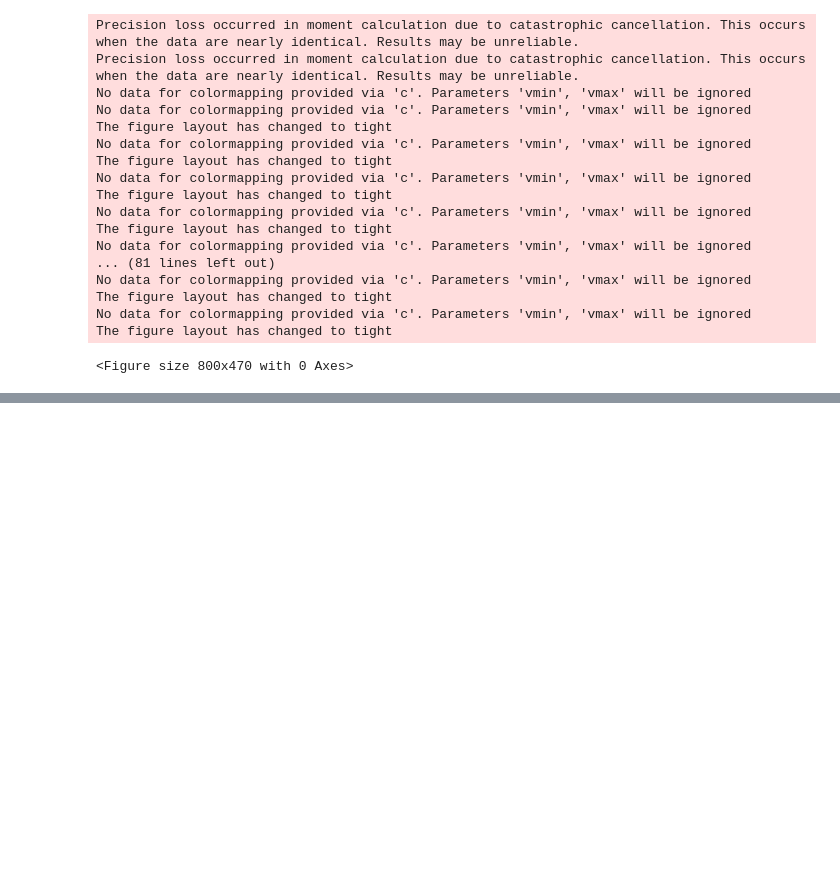
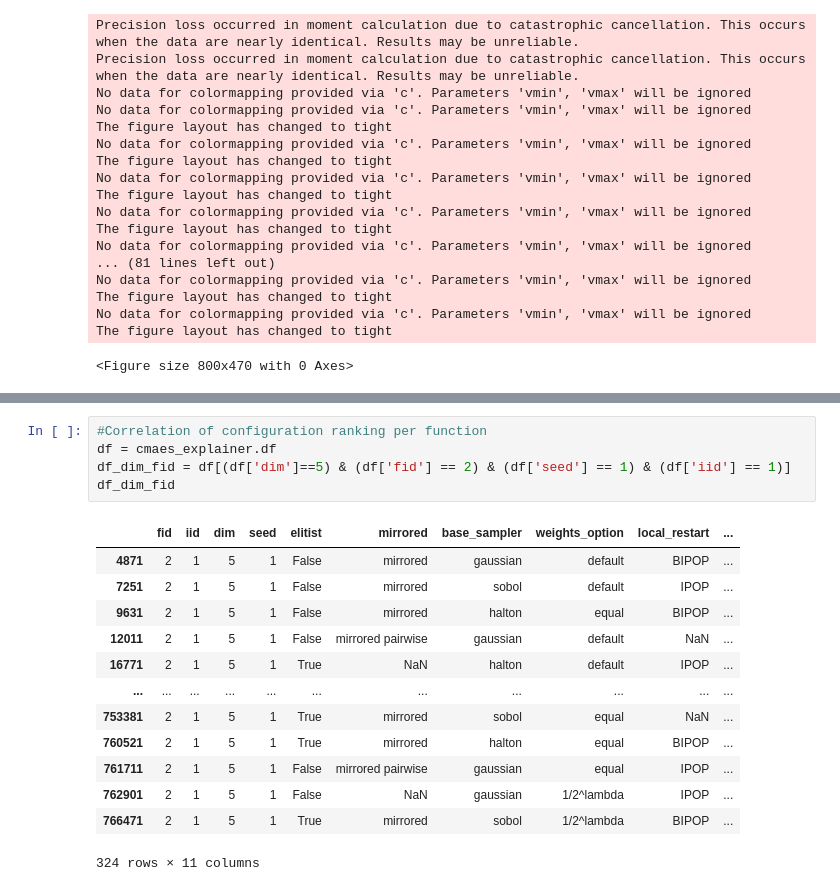
Before and after one commit to nikivanstein/ioh-explainer, a Jupyter notebook: cma_es_analyse.ipynb, the cells around one changed output, grey strips where cells are left out. Cells and saved outputs as stored; diff of their text form; blank space fills up the shorter version.

```diff
--- a/cma_es_analyse.ipynb
+++ b/cma_es_analyse.ipynb
@@ -172,0 +204,19 @@ Categories (2, object): ['csa', 'psr']
+# %%
+#Correlation of configuration ranking per function
+df = cmaes_explainer.df
+df_dim_fid = df[(df['dim']==5) & (df['fid'] == 2) & (df['seed'] == 1) & (df['iid'] == 1)]
+df_dim_fid
+# %% [output]
+|  | fid | iid | dim | seed | elitist | mirrored | base_sampler | weights_option | local_restart | ... |
+| 4871 | 2 | 1 | 5 | 1 | False | mirrored | gaussian | default | BIPOP | ... |
+| 7251 | 2 | 1 | 5 | 1 | False | mirrored | sobol | default | IPOP | ... |
+| 9631 | 2 | 1 | 5 | 1 | False | mirrored | halton | equal | BIPOP | ... |
+| 12011 | 2 | 1 | 5 | 1 | False | mirrored pairwise | gaussian | default | NaN | ... |
+| 16771 | 2 | 1 | 5 | 1 | True | NaN | halton | default | IPOP | ... |
+| ... | ... | ... | ... | ... | ... | ... | ... | ... | ... | ... |
+| 753381 | 2 | 1 | 5 | 1 | True | mirrored | sobol | equal | NaN | ... |
+| 760521 | 2 | 1 | 5 | 1 | True | mirrored | halton | equal | BIPOP | ... |
+| 761711 | 2 | 1 | 5 | 1 | False | mirrored pairwise | gaussian | equal | IPOP | ... |
+| 762901 | 2 | 1 | 5 | 1 | False | NaN | gaussian | 1/2^lambda | IPOP | ... |
+| 766471 | 2 | 1 | 5 | 1 | True | mirrored | sobol | 1/2^lambda | BIPOP | ... |
+324 rows × 11 columns
```
Also changed, not shown: parts of 2 cells of this notebook, 1 other file.
